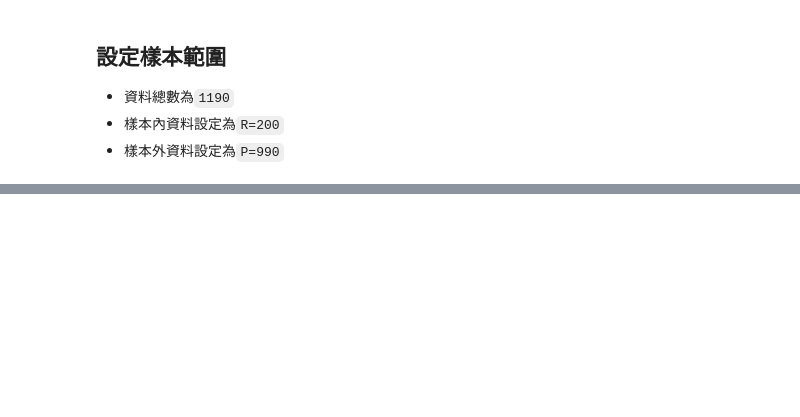
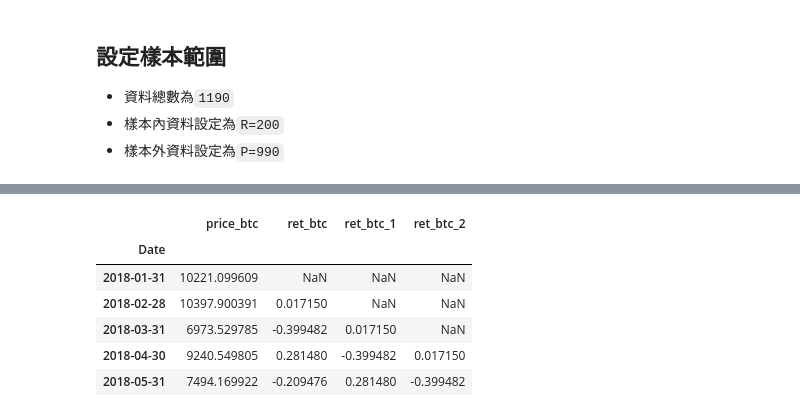
Before and after one commit to quetion/time_series_SCU, a Jupyter notebook: TS_Ch4_預測表現之評估_code.ipynb, the cells around one changed output, grey strips where cells are left out. Cells and saved outputs as stored; diff of their text form; code cells hidden in the pictures; blank space fills up the shorter version.

```diff
--- a/TS_Ch4_預測表現之評估_code.ipynb
+++ b/TS_Ch4_預測表現之評估_code.ipynb
@@ -140,0 +156,6 @@ array([0.0815414])
+# %%
+# 重新獲取資料
+data = yf.download('BTC-USD',start = '2018-01-01',end='2022-04-23')
+data = data[['Adj Close']]
+data.columns = ['price_btc']
+data.index = pd.to_datetime(data.index)
@@ -140,0 +179,18 @@ array([0.0815414])
+# %%
+# 變更成月頻率
+data_m = data.resample('M').last().copy()
+# 建立報酬率
+data_m['ret_btc'] = np.log(data_m.price_btc).diff()
+# 建立落後期
+data_m['ret_btc_1'] = data_m.ret_btc.shift()
+data_m['ret_btc_2'] = data_m.ret_btc.shift(2)
+# %%
+data_m.head()
+# %% [output]
+|  | price_btc | ret_btc | ret_btc_1 | ret_btc_2 |
+| Date |  |  |  |  |
+| 2018-01-31 | 10221.099609 | NaN | NaN | NaN |
+| 2018-02-28 | 10397.900391 | 0.017150 | NaN | NaN |
+| 2018-03-31 | 6973.529785 | -0.399482 | 0.017150 | NaN |
+| 2018-04-30 | 9240.549805 | 0.281480 | -0.399482 | 0.017150 |
+| 2018-05-31 | 7494.169922 | -0.209476 | 0.281480 | -0.399482 |
```
Also changed, not shown: parts of 17 cells of this notebook.
